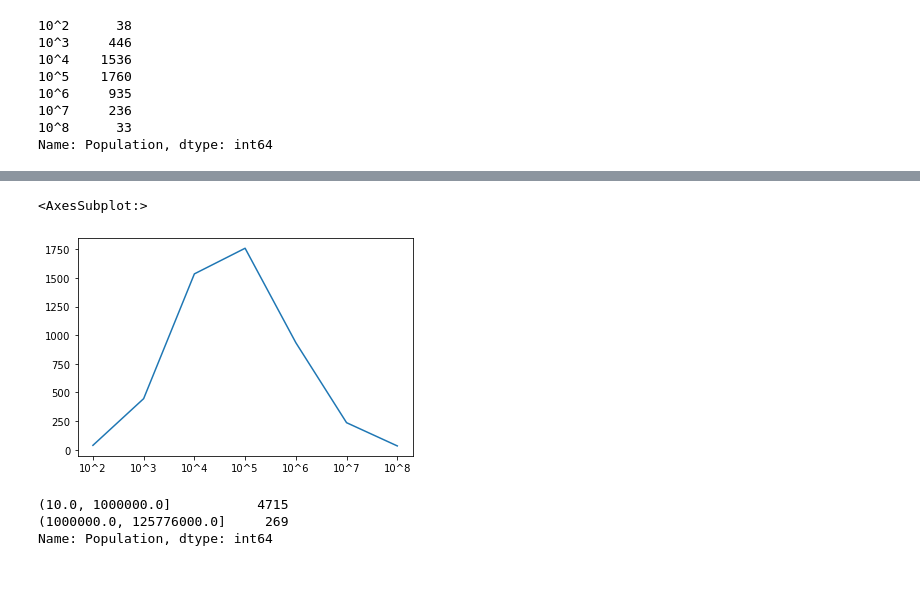
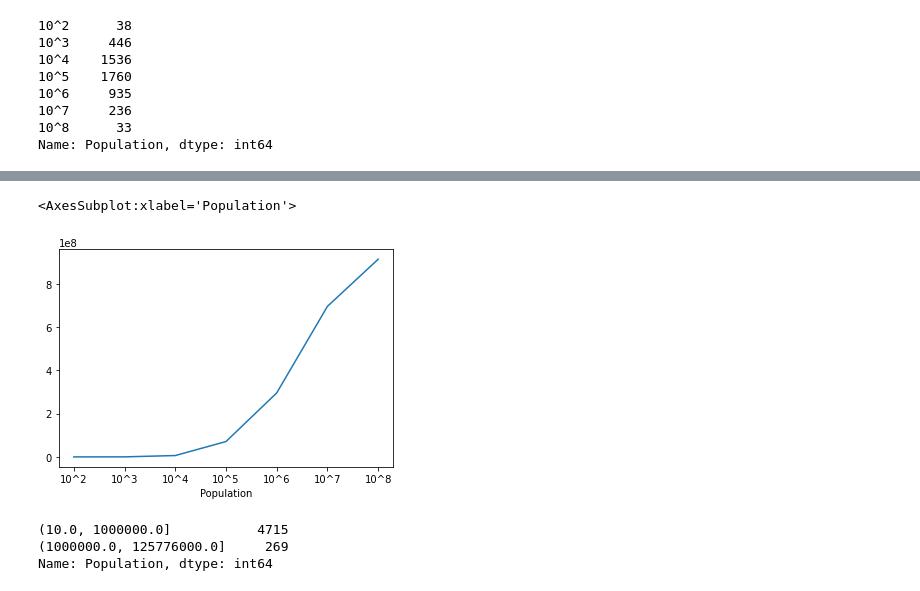
Before and after one commit to nehemiaharchives/churches, a Jupyter notebook: frontier_people.ipynb, the cells around one changed output, grey strips where cells are left out. Cells and saved outputs as stored; diff of their text form; code cells hidden in the pictures.

Commit message:
Add total population grouping graph

```diff
--- a/frontier_people.ipynb
+++ b/frontier_people.ipynb
@@ -42,8 +42,8 @@ bins = list(map(logs, np.arange(2, 8)))
 bins.insert(0, pop.min())
 bins.append(pop.max())
 labels = list(map(label, np.arange(2, 9)))
-summary = pd.cut(pop, bins, labels=labels).value_counts().sort_index()
-summary
+summary = pd.cut(pop, bins, labels=labels)
+summary.value_counts().sort_index()
 # %% [output]
 10^2      38
 10^3     446
@@ -56,10 +68,10 @@ Name: Population, dtype: int64
 # %%
-## number of frontier people groups grouped by population in a graph
+## total population of frontier people groups grouped by population in a graph
 
-summary.plot()
+df.groupby(summary)["Population"].sum().plot()
 # %% [output]
-<AxesSubplot:>
+<AxesSubplot:xlabel='Population'>
-[figure, old version]
+[figure, new version]
 # %%
 # number of frontier people group split by population below and above 10^6
 
```
Also changed, not shown: parts of 1 cell of this notebook.
